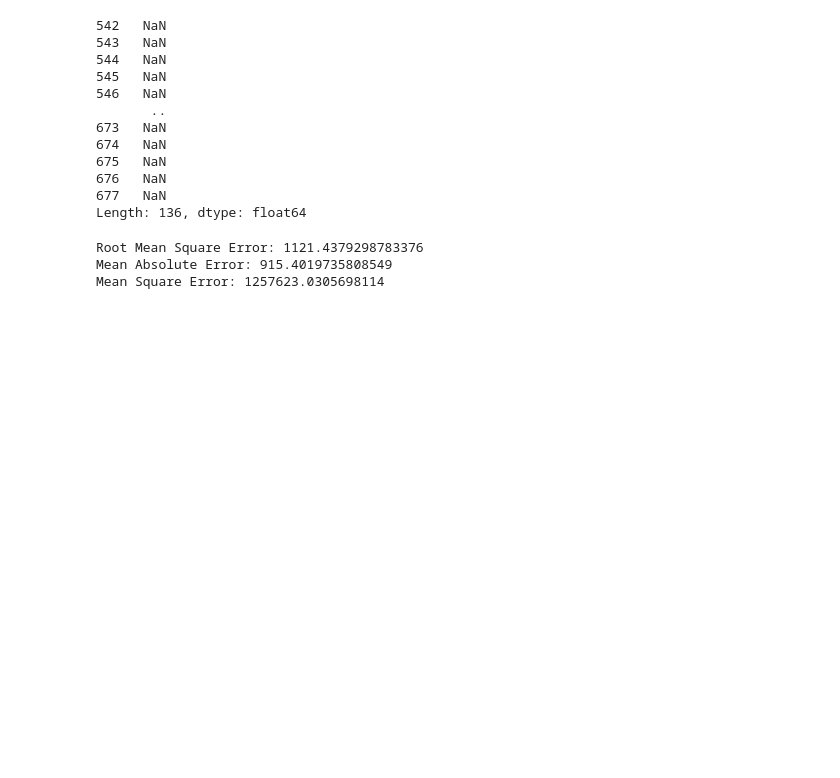
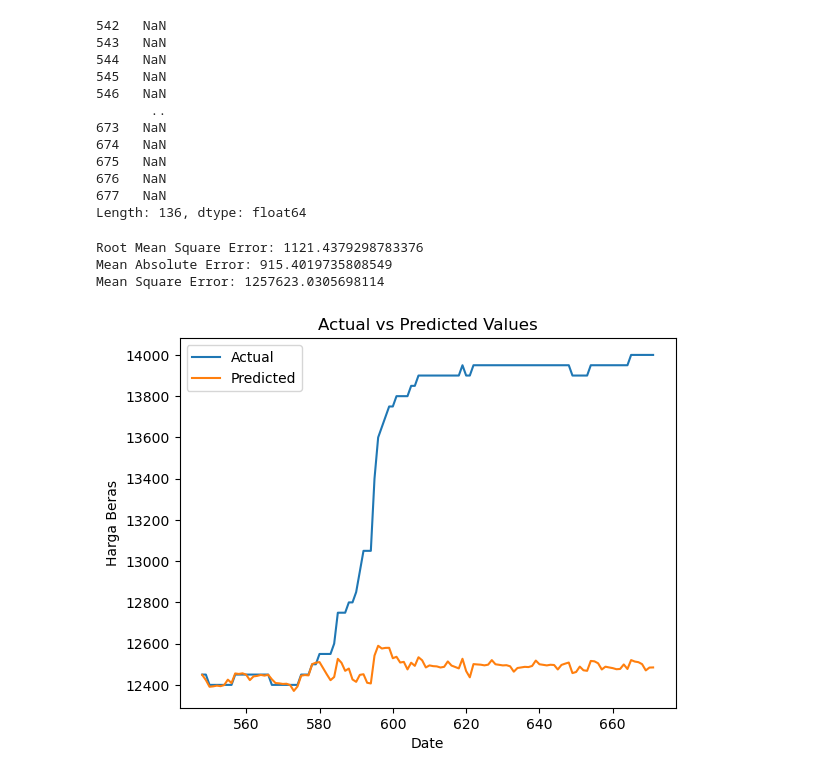
Before and after one commit to Danazzz/beras-scm, a Jupyter notebook: v.4/ML/XGB/harga_beras_yhargaberas.ipynb, the cells around one changed output. Cells and saved outputs as stored; diff of their text form; code cells hidden in the pictures; blank space fills up the shorter version.

```diff
--- a/v.4/ML/XGB/harga_beras_yhargaberas.ipynb
+++ b/v.4/ML/XGB/harga_beras_yhargaberas.ipynb
@@ -381,3 +381,20 @@ print("Mean Square Error:", mse)
 Root Mean Square Error: 1121.4379298783376
 Mean Absolute Error: 915.4019735808549
 Mean Square Error: 1257623.0305698114
+# %%
+import matplotlib.pyplot as plt
+
+# Plot the actual values
+plt.plot(y_test_result.index, y_test_result, label='Actual')
+
+# Plot the predicted values
+plt.plot(y_test_result.index, predict_result, label='Predicted')
+
+plt.title('Actual vs Predicted Values')
+plt.xlabel('Date')
+plt.ylabel('Harga Beras')
+plt.legend()
+
+plt.show()
+# %% [output]
+[figure, added]
```
Also changed, not shown: 2 other files.
